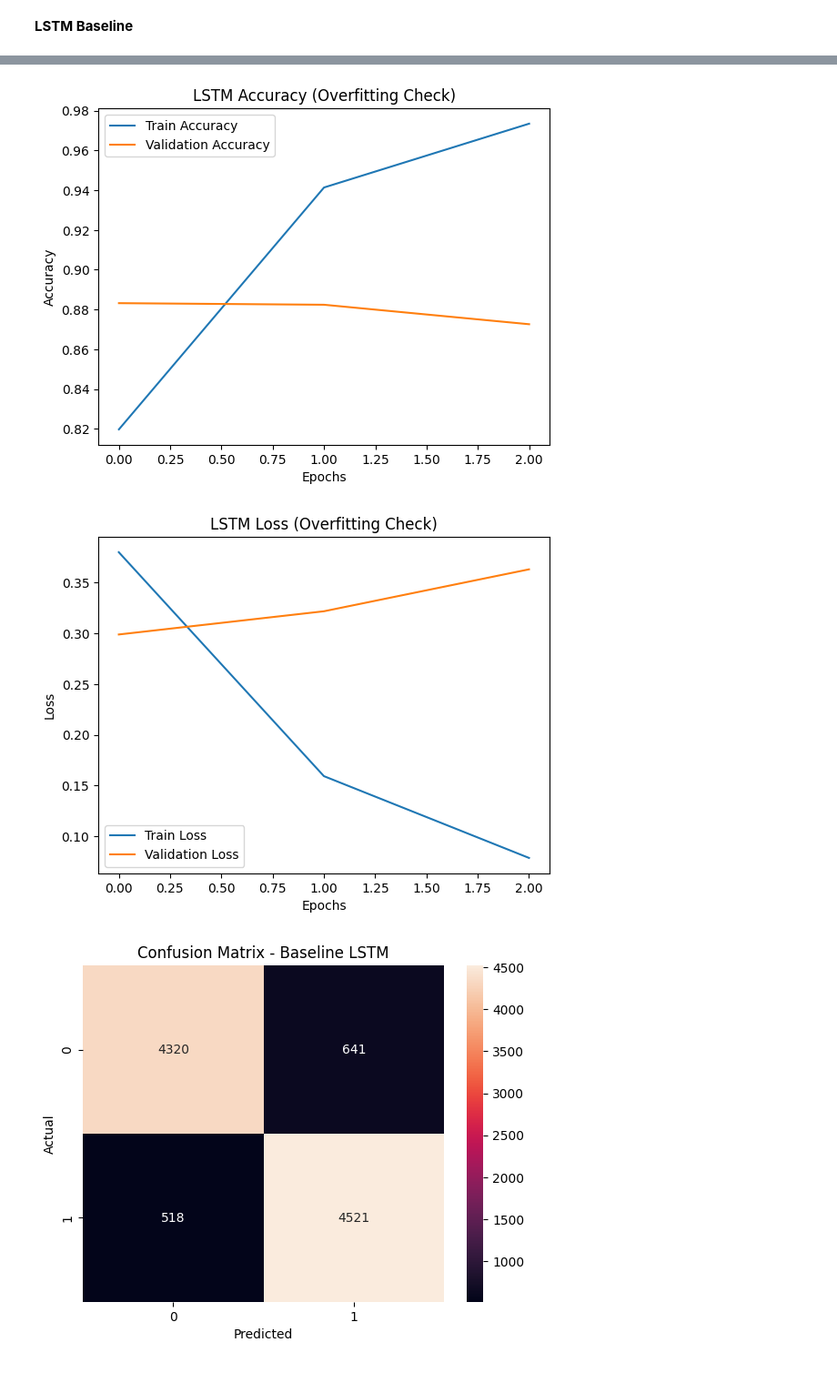
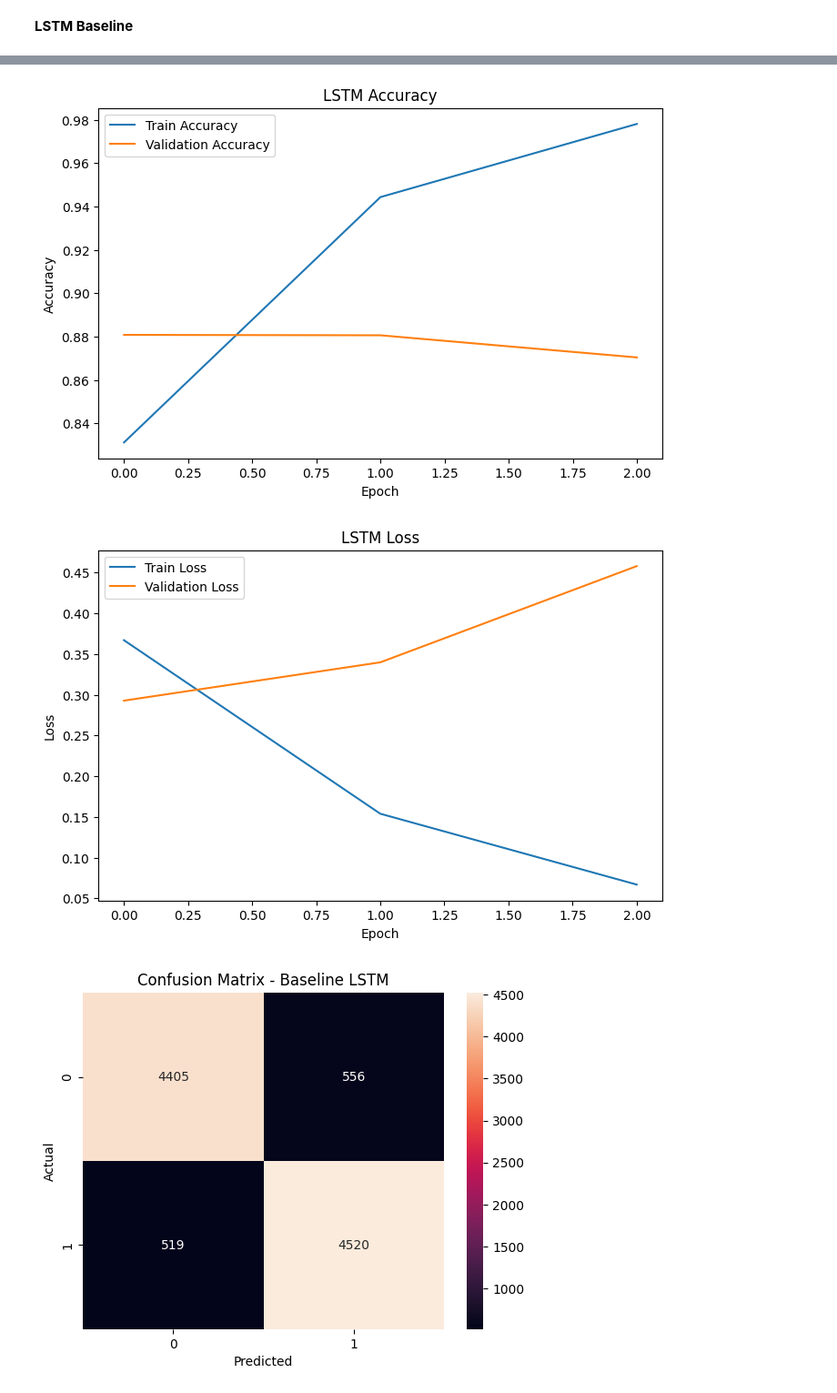
Before and after one commit to Sama2059/AI-and-ML, a Jupyter notebook: 2407050_Samanata_gautam_part3.ipynb, the cells around one changed output, grey strips where cells are left out. Shown at 91% size. Drawn from its saved outputs; the diff is of its cells as text; code cells hidden in the pictures.

```diff
--- a/2407050_Samanata_gautam_part3.ipynb
+++ b/2407050_Samanata_gautam_part3.ipynb
@@ -67,6 +67,10 @@ Unnamed: 0    0
 review        0
 sentiment     0
 dtype: int64
+# %%
+train_df = train_df[train_df['sentiment'] != 'unsup']
+val_df = val_df[val_df['sentiment'] != 'unsup']
+test_df = test_df[test_df['sentiment'] != 'unsup']
 # %%
 train_df['sentiment'].value_counts()
 # %% [output]
@@ -522,7 +467,7 @@ lstm_model.add(Dropout(0.4))
 
 lstm_model.add(Bidirectional(LSTM(64)))
 
-lstm_model.add(Dropout(0.5))
+lstm_model.add(Dropout(0.6))
 lstm_model.add(Dense(1, activation='sigmoid'))
 
 lstm_model.compile(
@@ -644,24 +594,39 @@ plt.show()
 # %%
-import matplotlib.pyplot as plt
+plt.figure(figsize=(8,5))
 
 plt.plot(history.history['accuracy'], label='Train Accuracy')
+
 plt.plot(history.history['val_accuracy'], label='Validation Accuracy')
-plt.title("LSTM Accuracy (Overfitting Check)")
-plt.xlabel("Epochs")
+
+plt.title("LSTM Accuracy")
+
+plt.xlabel("Epoch")
+
 plt.ylabel("Accuracy")
+
 plt.legend()
+
 plt.show()
-
-plt.plot(history.history['loss'], label='Train Loss')
-plt.plot(history.history['val_loss'], label='Validation Loss')
-plt.title("LSTM Loss (Overfitting Check)")
-plt.xlabel("Epochs")
-plt.ylabel("Loss")
-plt.legend()
-plt.show()
 # %% [output]
-[figure, old version]
+[figure, new version]
-[figure, removed]
+# %%
+plt.figure(figsize=(8,5))
+
+plt.plot(history.history['loss'], label='Train Loss')
+
+plt.plot(history.history['val_loss'], label='Validation Loss')
+
+plt.title("LSTM Loss")
+
+plt.xlabel("Epoch")
+
+plt.ylabel("Loss")
+
+plt.legend()
+
+plt.show()
+# %% [output]
+[figure, added]
 # %%
 from sklearn.metrics import confusion_matrix
 import seaborn as sns
```
Also changed, not shown: parts of 52 cells of this notebook.
